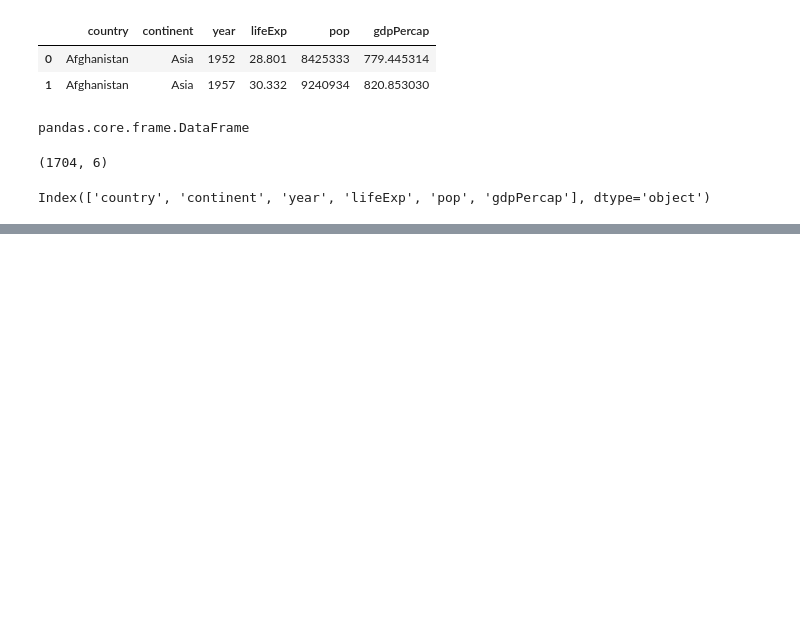
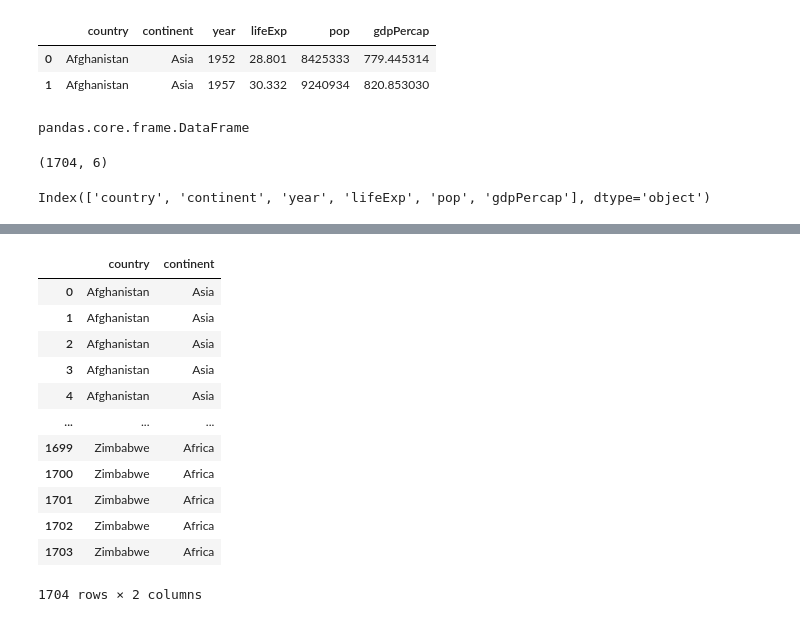
Before and after one commit to 2hongbi/DWU, a Jupyter notebook: 1st.ipynb, the cells around one changed output, grey strips where cells are left out. Drawn from its saved outputs; the diff is of its cells as text; code cells hidden in the pictures; blank space fills up the shorter version.

```diff
--- a/1st.ipynb
+++ b/1st.ipynb
@@ -81,0 +115,17 @@ Index(['country', 'continent', 'year', 'lifeExp', 'pop', 'gdpPercap'], dtype='ob
+# %%
+subset = df[['country', 'continent']]   # 2차원 => 데이터프레임
+subset
+# %% [output]
+|  | country | continent |
+| 0 | Afghanistan | Asia |
+| 1 | Afghanistan | Asia |
+| 2 | Afghanistan | Asia |
+| 3 | Afghanistan | Asia |
+| 4 | Afghanistan | Asia |
+| ... | ... | ... |
+| 1699 | Zimbabwe | Africa |
+| 1700 | Zimbabwe | Africa |
+| 1701 | Zimbabwe | Africa |
+| 1702 | Zimbabwe | Africa |
+| 1703 | Zimbabwe | Africa |
+1704 rows × 2 columns
```
Also changed, not shown: parts of 14 cells of this notebook.
